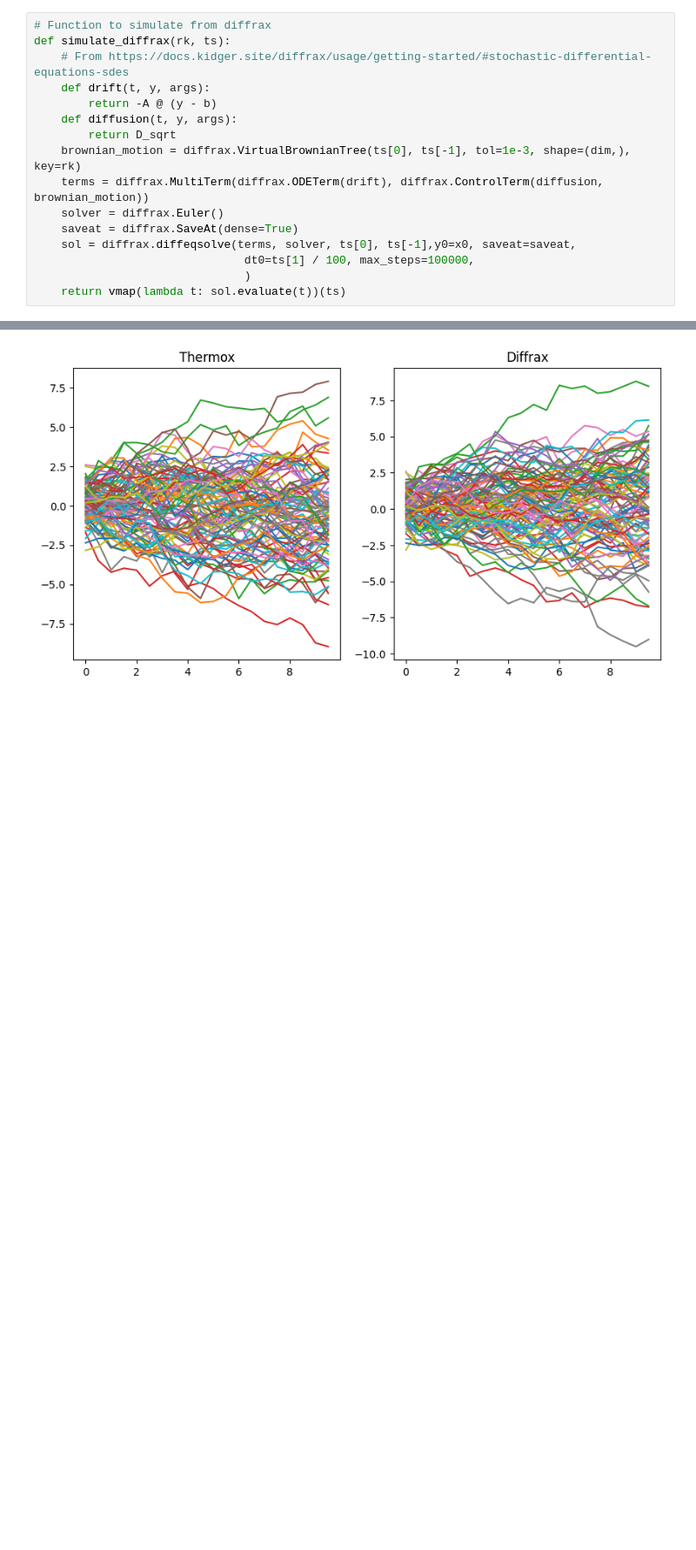
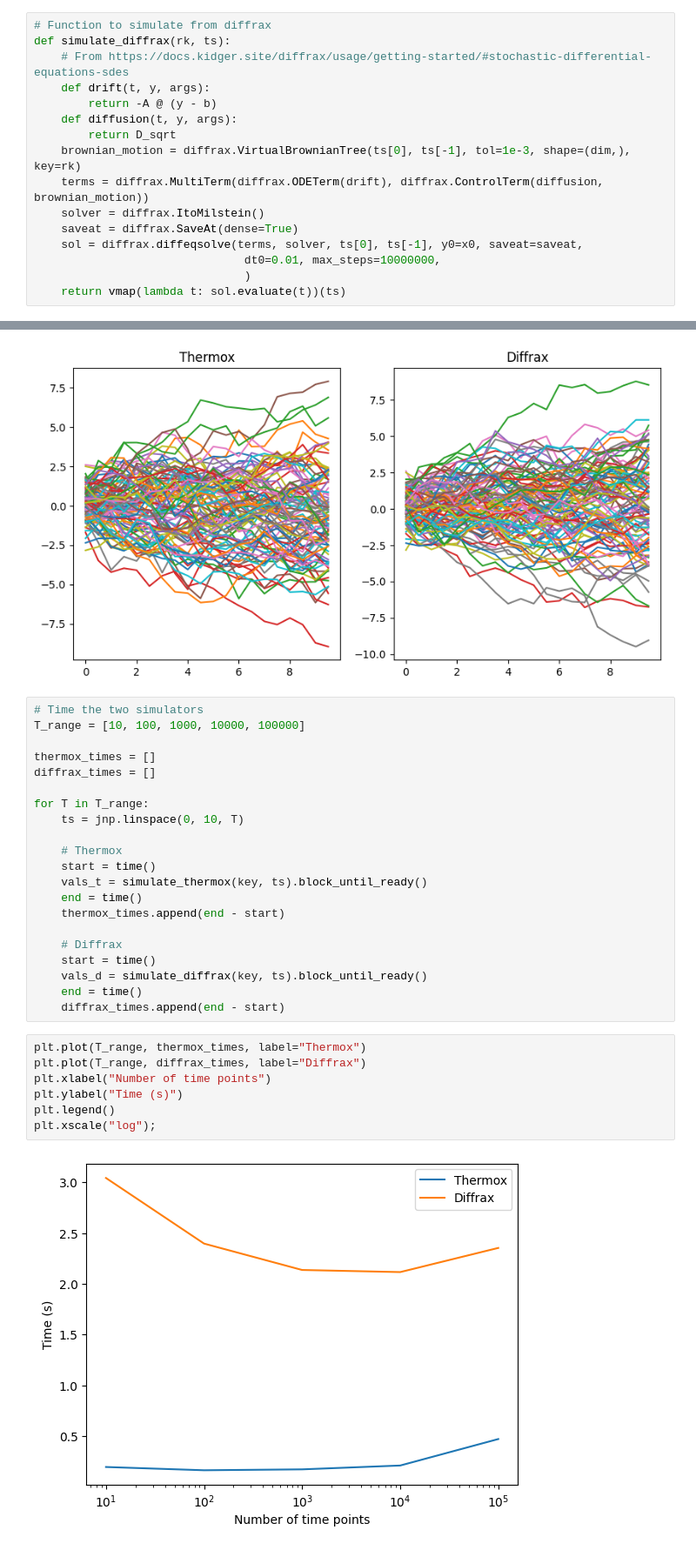
Before and after one commit to normal-computing/thermox, a Jupyter notebook: examples/diffrax_comparison.ipynb, the cells around one changed output, grey strips where cells are left out. Shown at 87% size. Cells and saved outputs as stored; diff of their text form; blank space fills up the shorter version.

Commit message:
Update diffrax stepsize

```diff
--- a/examples/diffrax_comparison.ipynb
+++ b/examples/diffrax_comparison.ipynb
@@ -52,10 +52,10 @@ def simulate_diffrax(rk, ts):
         return D_sqrt
     brownian_motion = diffrax.VirtualBrownianTree(ts[0], ts[-1], tol=1e-3, shape=(dim,), key=rk)
     terms = diffrax.MultiTerm(diffrax.ODETerm(drift), diffrax.ControlTerm(diffusion, brownian_motion))
-    solver = diffrax.Euler()
+    solver = diffrax.ItoMilstein()
     saveat = diffrax.SaveAt(dense=True)
-    sol = diffrax.diffeqsolve(terms, solver, ts[0], ts[-1],y0=x0, saveat=saveat,
-                               dt0=ts[1] / 100, max_steps=100000,
+    sol = diffrax.diffeqsolve(terms, solver, ts[0], ts[-1], y0=x0, saveat=saveat,
+                               dt0=0.01, max_steps=10000000,
                                )
     return vmap(lambda t: sol.evaluate(t))(ts)
 # %%
@@ -71,3 +71,33 @@ axes[1].plot(ts, diffrax_samples)
 axes[1].set_title("Diffrax");
 # %% [output]
 [figure]
+# %%
+# Time the two simulators
+T_range = [10, 100, 1000, 10000, 100000]
+
+thermox_times = []
+diffrax_times = []
+
+for T in T_range:
+    ts = jnp.linspace(0, 10, T)
+
+    # Thermox
+    start = time()
+    vals_t = simulate_thermox(key, ts).block_until_ready()
+    end = time()
+    thermox_times.append(end - start)
+
+    # Diffrax
+    start = time()
+    vals_d = simulate_diffrax(key, ts).block_until_ready()
+    end = time()
+    diffrax_times.append(end - start)
+# %%
+plt.plot(T_range, thermox_times, label="Thermox")
+plt.plot(T_range, diffrax_times, label="Diffrax")
+plt.xlabel("Number of time points")
+plt.ylabel("Time (s)")
+plt.legend()
+plt.xscale("log");
+# %% [output]
+[figure, added]
```
Also changed, not shown: parts of 1 cell of this notebook.
